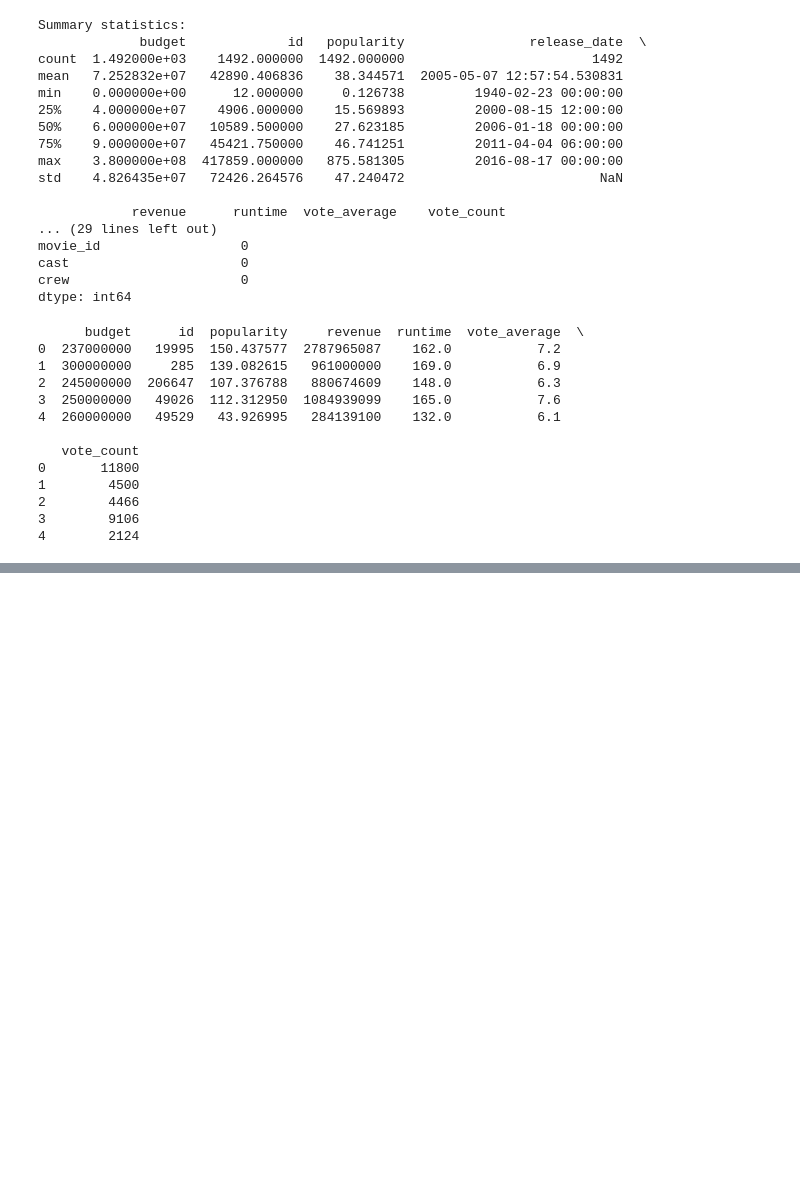
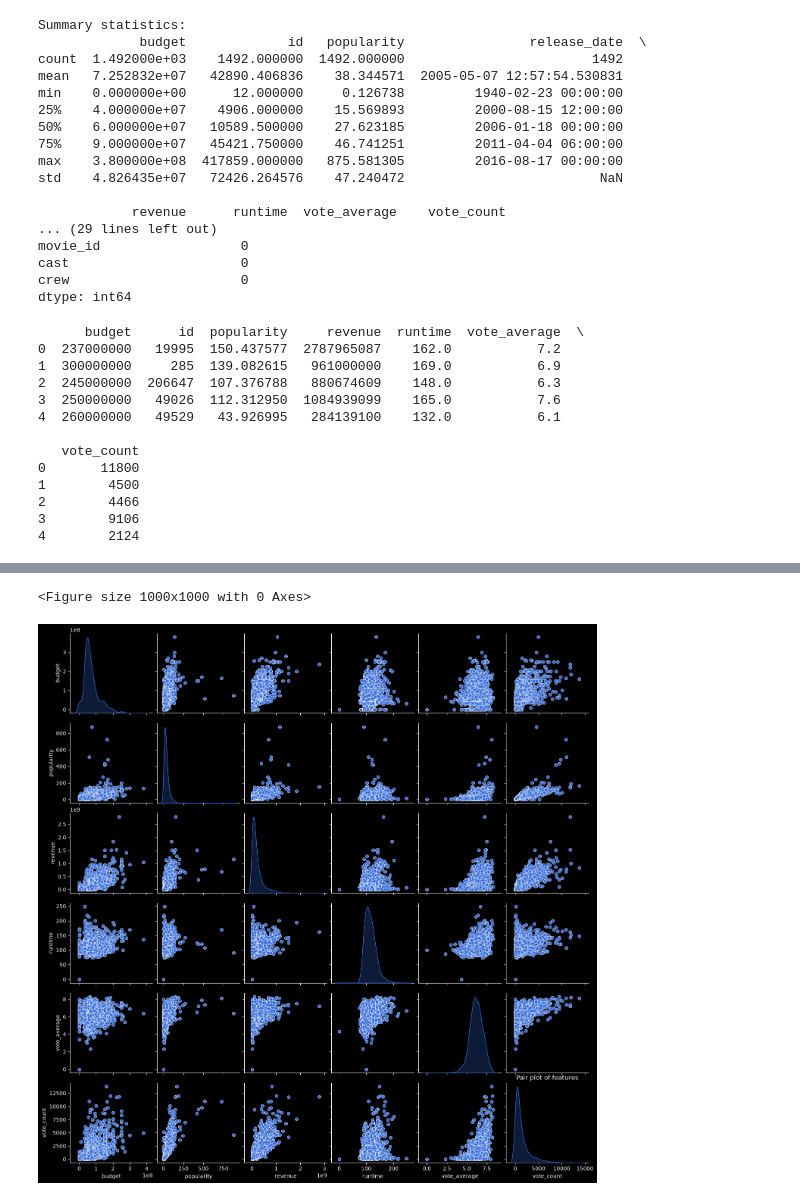
Before and after one commit to Smod1/movie-recommendation-system, a Jupyter notebook: analysis.ipynb, the cells around one changed output, grey strips where cells are left out. Cells and saved outputs as stored; diff of their text form; code cells hidden in the pictures; blank space fills up the shorter version.

Commit message:
Added pairplots between each feature excluding url and id to seek correlation underlying

```diff
--- a/analysis.ipynb
+++ b/analysis.ipynb
@@ -174,0 +175,9 @@ plt.show()
+# %%
+# Pairplot of features, no hue
+plt.figure(figsize = (10,10))
+sns.pairplot(data = df.drop(columns = ["homepage", "id"]), diag_kind = "kde")
+plt.title("Pair plot of features")
+plt.show()
+# %% [output]
+<Figure size 1000x1000 with 0 Axes>
+[figure, added]
```
Also changed, not shown: parts of 3 cells of this notebook, 3 other files.
